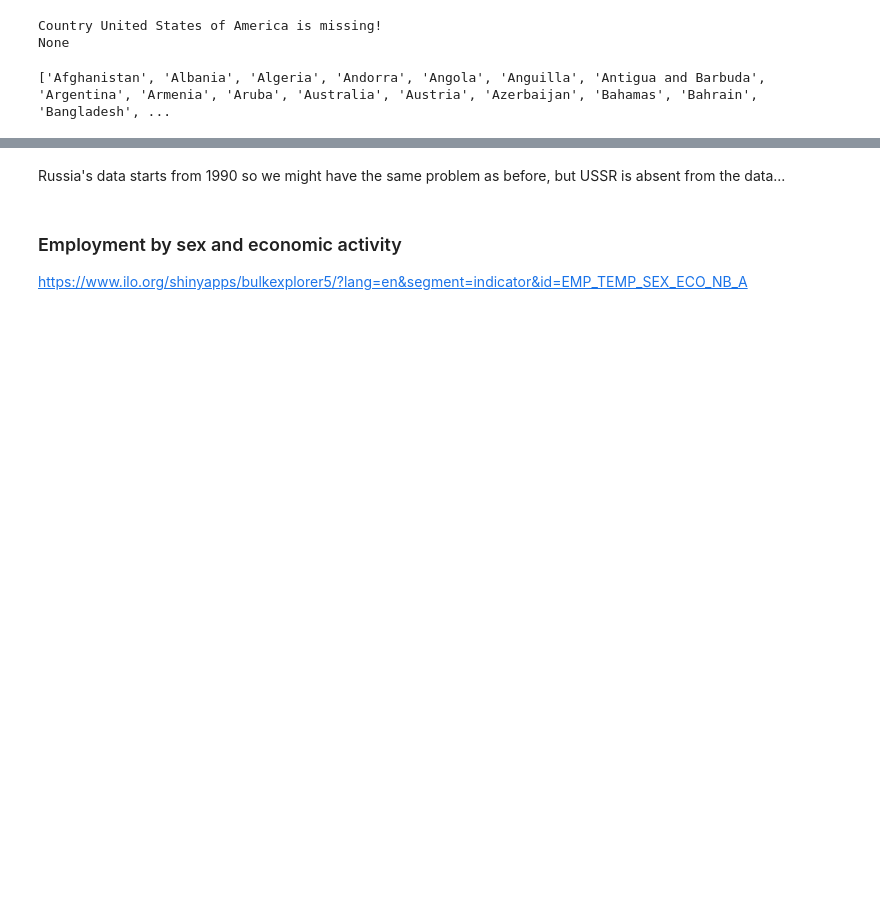
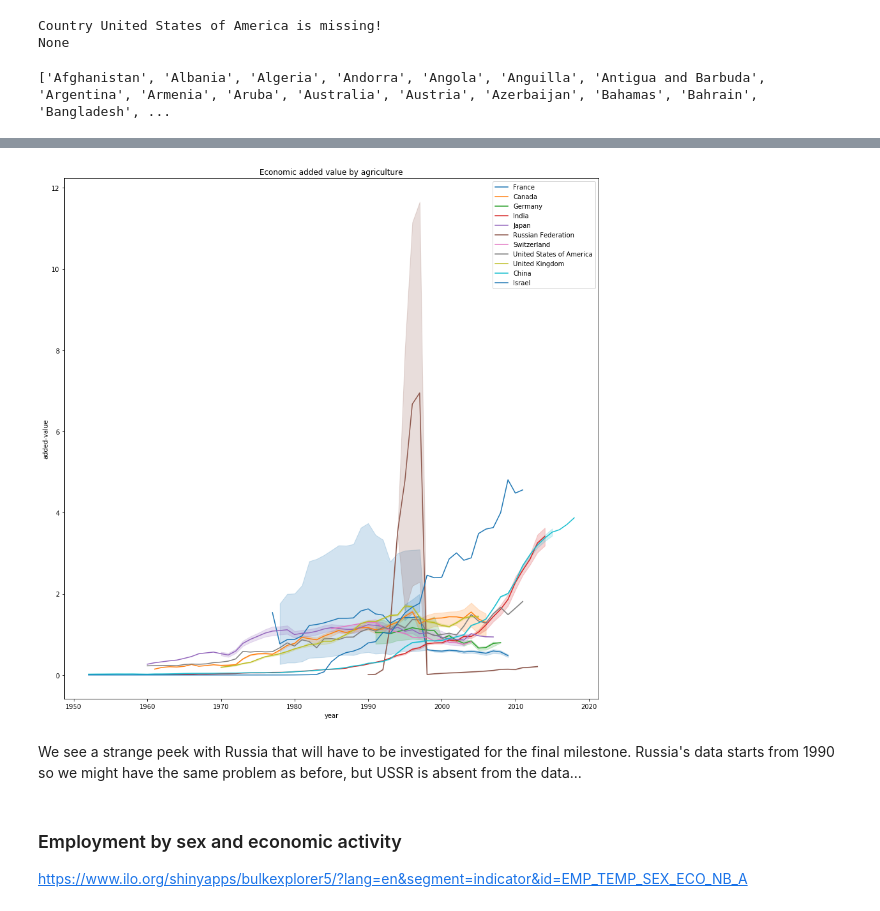
Before and after one commit to shivz7/ADA, a Jupyter notebook: Q3.ipynb, the cells around one changed output, grey strips where cells are left out. Saved outputs shown, nothing was run; the diff lists cells and outputs as text; code cells hidden in the pictures; blank space fills up the shorter version.

```diff
--- a/Q3.ipynb
+++ b/Q3.ipynb
@@ -233,8 +240,22 @@ rvalueAdded_df[rvalueAdded_df['country_or_area']=='Russian Federation'].tail()
 | 16082 | Russian Federation | 2.1 | Industries | Agriculture, hunting, forestry; f... | A+B | 1990.0 | 100.0 | Russian ruble | ... |
 | 16083 | Russian Federation | 2.1 | Industries | Agriculture, hunting, forestry | A | 1990.0 | 100.0 | Russian ruble | ... |
 | 16084 | Russian Federation | 2.1 | Industries | Agriculture, hunting and related ... | 01 | 1990.0 | 100.0 | Russian ruble | ... |
+# %%
+# simple observations
+# groupe by country
+gvalueAdded_df = valueAdded_df.groupby('country_or_area')
+
+plt.figure(figsize=(15,15))
+for country in countries:
+    # plot  and normalize by mean
+    sns.lineplot(x=gvalueAdded_df.get_group(country).year, y=gvalueAdded_df.get_group(country).value/np.mean(gvalueAdded_df.get_group(country).value), label=country)
+
+plt.ylabel('added-value')
+plt.title('Economic added value by agriculture');
+# %% [output]
+[figure, added]
 # %% [markdown]
-Russia's data starts from 1990 so we might have the same problem as before, but USSR is absent from the data...
+We see a strange peek with Russia that will have to be investigated for the final milestone. Russia's data starts from 1990 so we might have the same problem as before, but USSR is absent from the data...
 # %% [markdown]
 ### Employment by sex and economic activity
 
```
Also changed, not shown: parts of 12 cells of this notebook.
